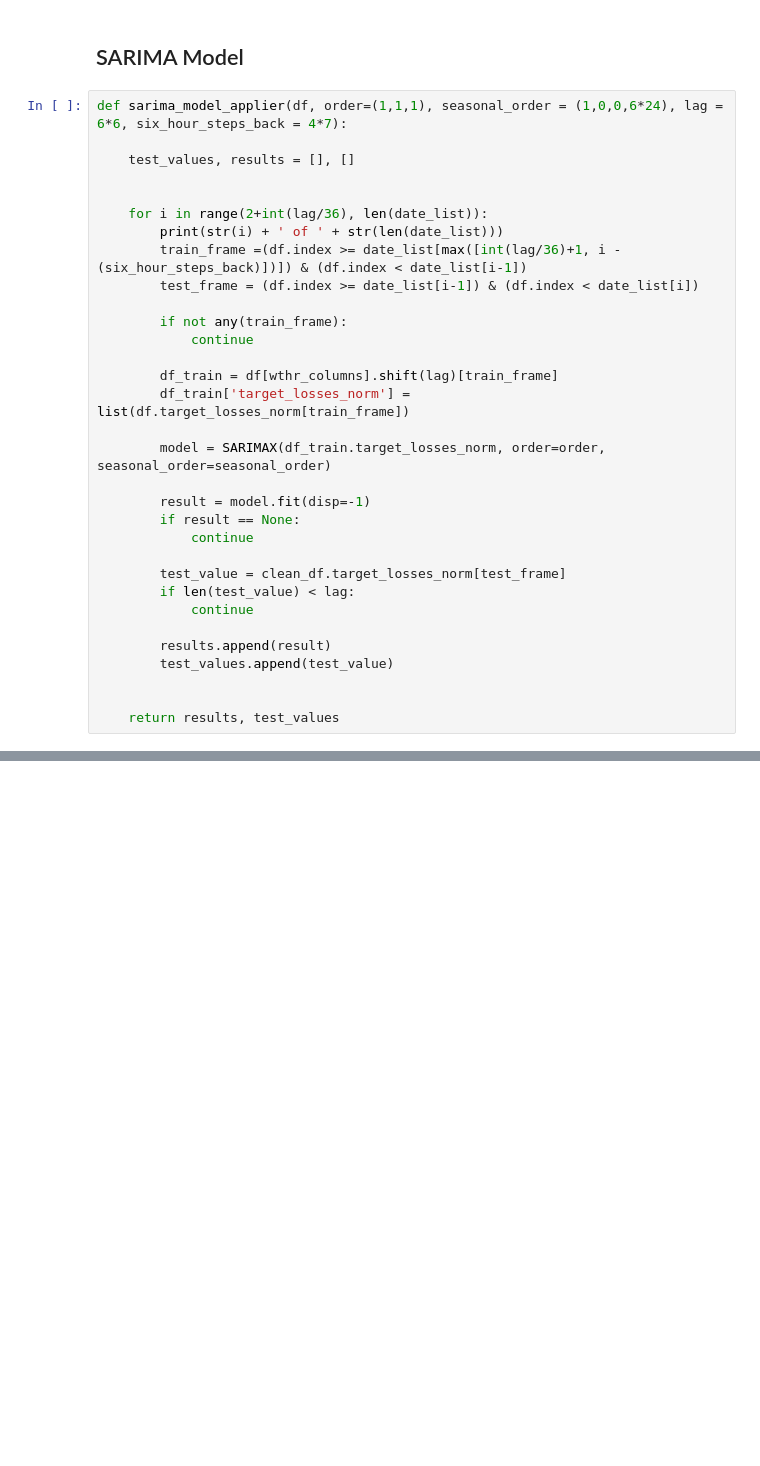
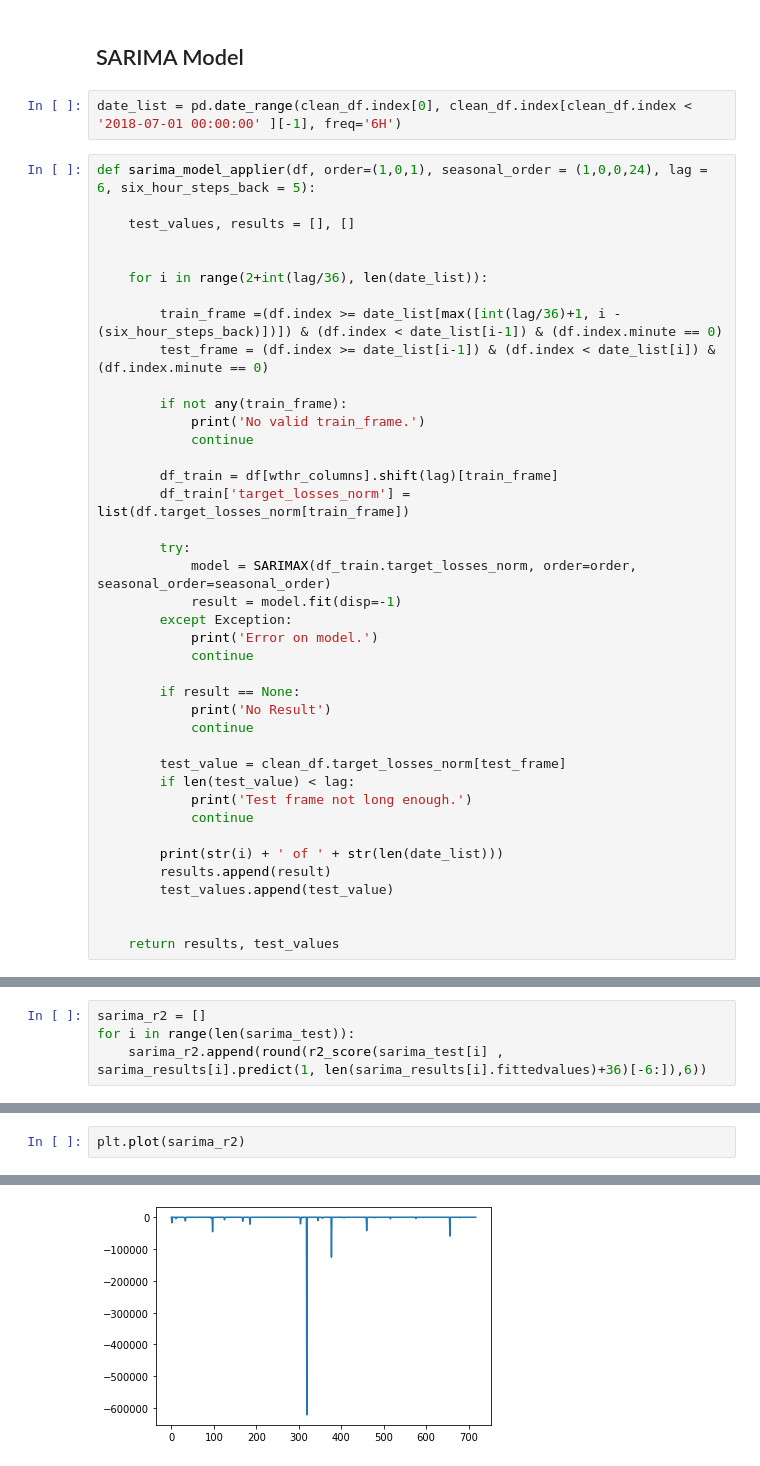
Before and after one commit to ThomTe314/capstone_quadra, a Jupyter notebook: Capstone ML.ipynb, the cells around one changed output, grey strips where cells are left out. Drawn from its saved outputs; the diff is of its cells as text; blank space fills up the shorter version.

```diff
--- a/Capstone ML.ipynb
+++ b/Capstone ML.ipynb
@@ -845,33 +848,43 @@ plt.show
 [figure]
 # %% [markdown]
 ## SARIMA Model
+# %%
+date_list = pd.date_range(clean_df.index[0], clean_df.index[clean_df.index < '2018-07-01 00:00:00' ][-1], freq='6H')
 # %%
-def sarima_model_applier(df, order=(1,1,1), seasonal_order = (1,0,0,6*24), lag = 6*6, six_hour_steps_back = 4*7):
+def sarima_model_applier(df, order=(1,0,1), seasonal_order = (1,0,0,24), lag = 6, six_hour_steps_back = 5):
 
     test_values, results = [], []
 
 
     for i in range(2+int(lag/36), len(date_list)):
-        print(str(i) + ' of ' + str(len(date_list)))
-        train_frame =(df.index >= date_list[max([int(lag/36)+1, i - (six_hour_steps_back)])]) & (df.index < date_list[i-1])
-        test_frame = (df.index >= date_list[i-1]) & (df.index < date_list[i])
+
+        train_frame =(df.index >= date_list[max([int(lag/36)+1, i - (six_hour_steps_back)])]) & (df.index < date_list[i-1]) & (df.index.minute == 0)
+        test_frame = (df.index >= date_list[i-1]) & (df.index < date_list[i]) & (df.index.minute == 0)
 
         if not any(train_frame):
+            print('No valid train_frame.')
             continue
 
         df_train = df[wthr_columns].shift(lag)[train_frame]
         df_train['target_losses_norm'] = list(df.target_losses_norm[train_frame])
 
-        model = SARIMAX(df_train.target_losses_norm, order=order, seasonal_order=seasonal_order)
+        try:
+            model = SARIMAX(df_train.target_losses_norm, order=order, seasonal_order=seasonal_order)
+            result = model.fit(disp=-1)
+        except Exception:
+            print('Error on model.')
+            continue
 
-        result = model.fit(disp=-1)
         if result == None:
+            print('No Result')
             continue
 
         test_value = clean_df.target_losses_norm[test_frame]
         if len(test_value) < lag:
+            print('Test frame not long enough.')
             continue
 
+        print(str(i) + ' of ' + str(len(date_list)))
         results.append(result)
         test_values.append(test_value)
 
@@ -903,0 +926,4 @@ MemoryError: Unable to allocate 158. MiB for an array with shape (146, 146, 972)
+# %%
+sarima_r2 = []
+for i in range(len(sarima_test)):
+    sarima_r2.append(round(r2_score(sarima_test[i] , sarima_results[i].predict(1, len(sarima_results[i].fittedvalues)+36)[-6:]),6))
@@ -903,0 +934,3 @@ MemoryError: Unable to allocate 158. MiB for an array with shape (146, 146, 972)
+# %%
+plt.plot(sarima_r2)
+# %% [output]
@@ -903,0 +938 @@ MemoryError: Unable to allocate 158. MiB for an array with shape (146, 146, 972)
+[figure, added]
```
Also changed, not shown: parts of 18 cells of this notebook, 1 other file.
